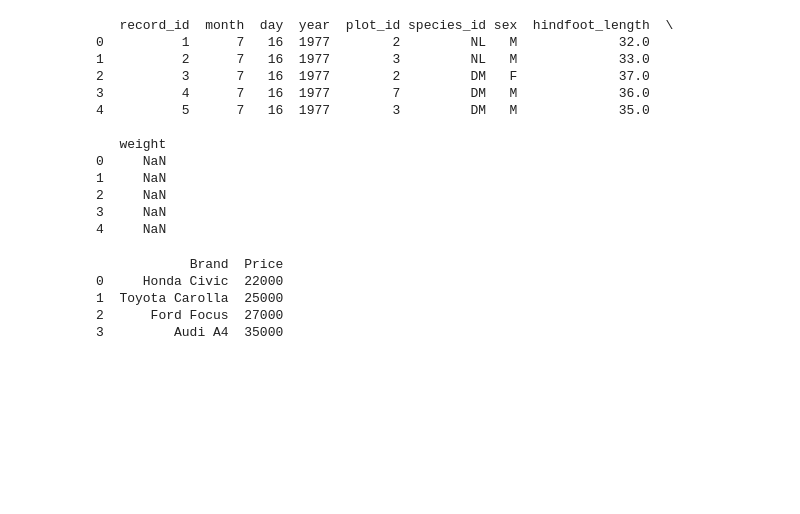
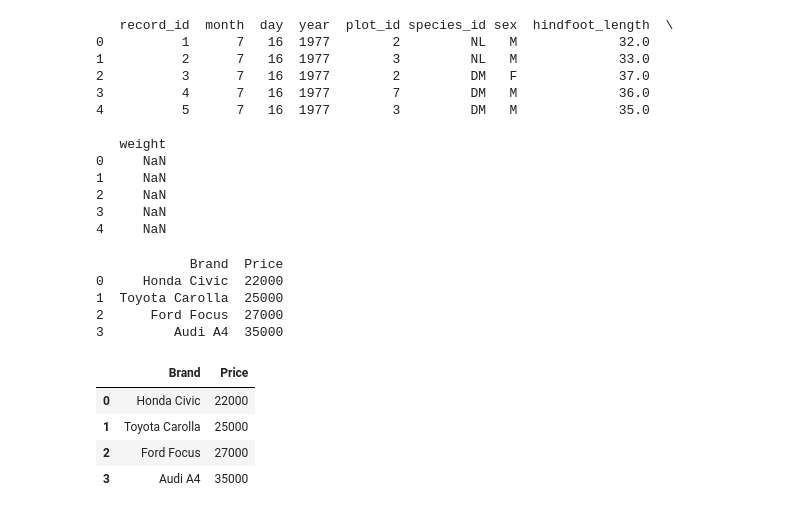
Before and after one commit to shubhamlad21/msc1_fds_512, a Jupyter notebook: FDS.ipynb, the cells around one changed output. Saved outputs shown, nothing was run; the diff lists cells and outputs as text; code cells hidden in the pictures; blank space fills up the shorter version.

```diff
--- a/FDS.ipynb
+++ b/FDS.ipynb
@@ -402,3 +402,18 @@ print(df)
 1  Toyota Carolla  25000
 2      Ford Focus  27000
 3         Audi A4  35000
+# %%
+import sqlite3
+conn=sqlite3.connect("TestDB")
+c=conn.cursor()
+c.execute('create table cars2(Brand Text,Price Number)')
+conn.commit()
+# %%
+df.to_sql('cars2',conn,if_exists='replace',index=False)
+df
+# %% [output]
+|  | Brand | Price |
+| 0 | Honda Civic | 22000 |
+| 1 | Toyota Carolla | 25000 |
+| 2 | Ford Focus | 27000 |
+| 3 | Audi A4 | 35000 |
```
